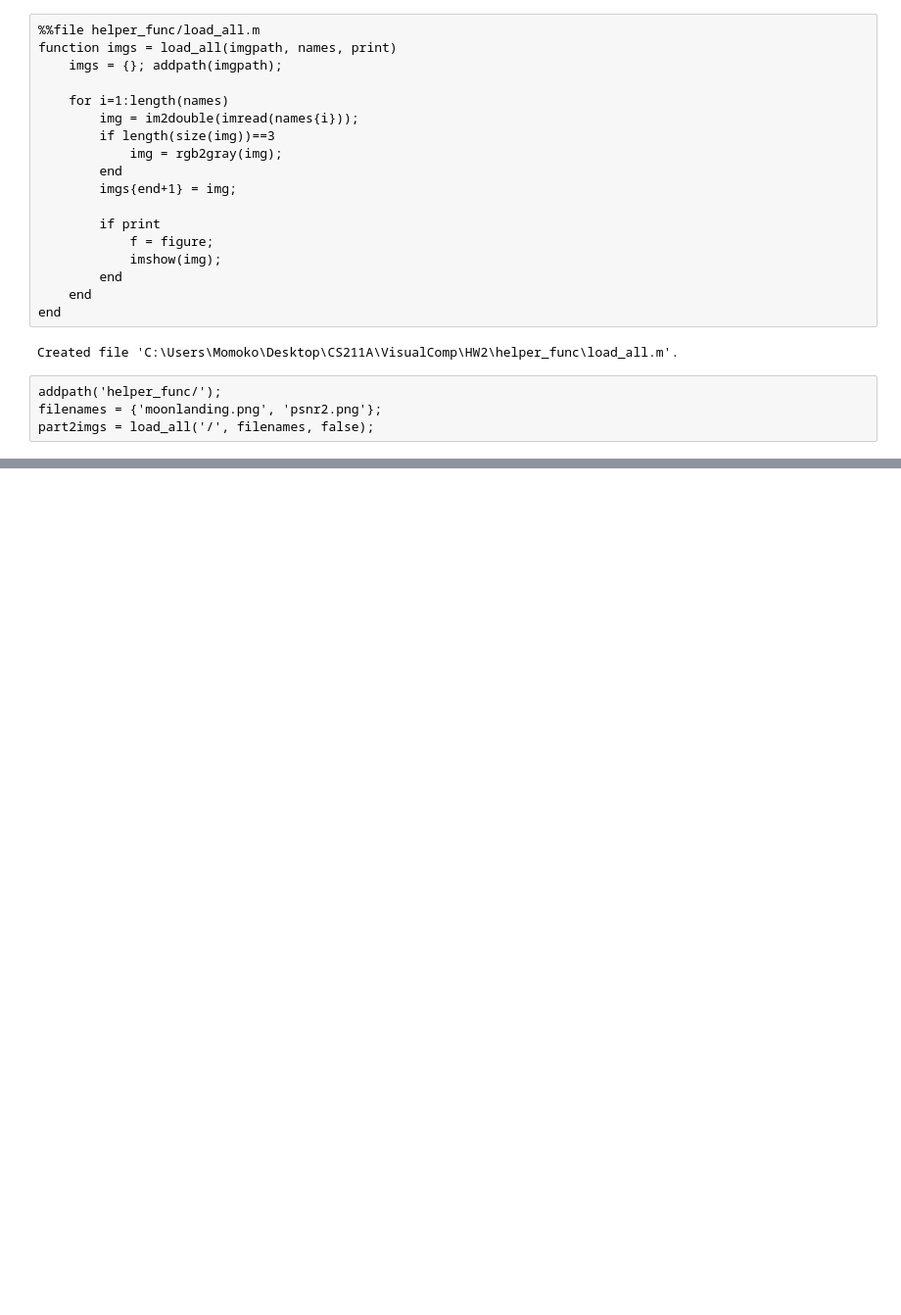
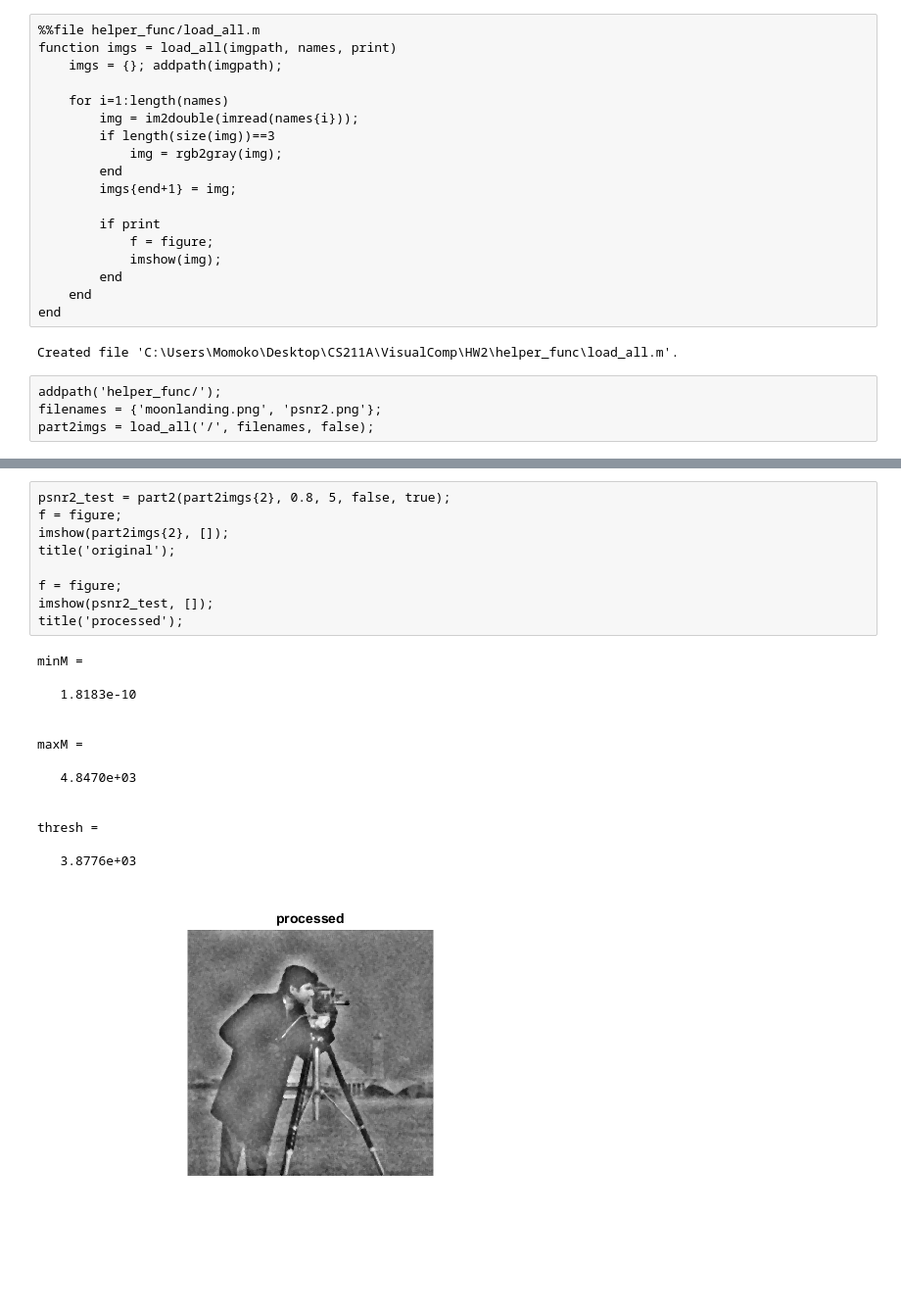
Before and after one commit to SIGUSRz/VisualComp, a Jupyter notebook: HW2/HW2_part2.ipynb, the cells around one changed output, grey strips where cells are left out. Shown at 98% size. Saved outputs shown, nothing was run; the diff lists cells and outputs as text; blank space fills up the shorter version.

```diff
--- a/HW2/HW2_part2.ipynb
+++ b/HW2/HW2_part2.ipynb
@@ -87,0 +91,24 @@ Created file 'C:\Users\Momoko\Desktop\CS211A\VisualComp\HW2\helper_func\part2.m'
+# %%
+psnr2_test = part2(part2imgs{2}, 0.8, 5, false, true);
+f = figure;
+imshow(part2imgs{2}, []);
+title('original');
+
+f = figure;
+imshow(psnr2_test, []);
+title('processed');
+# %% [output]
+minM =
+
+   1.8183e-10
+
+
+maxM =
+
+   4.8470e+03
+
+
+thresh =
+
+   3.8776e+03
+[figure, added]
```
Also changed, not shown: parts of 9 cells of this notebook, 5 other files.
